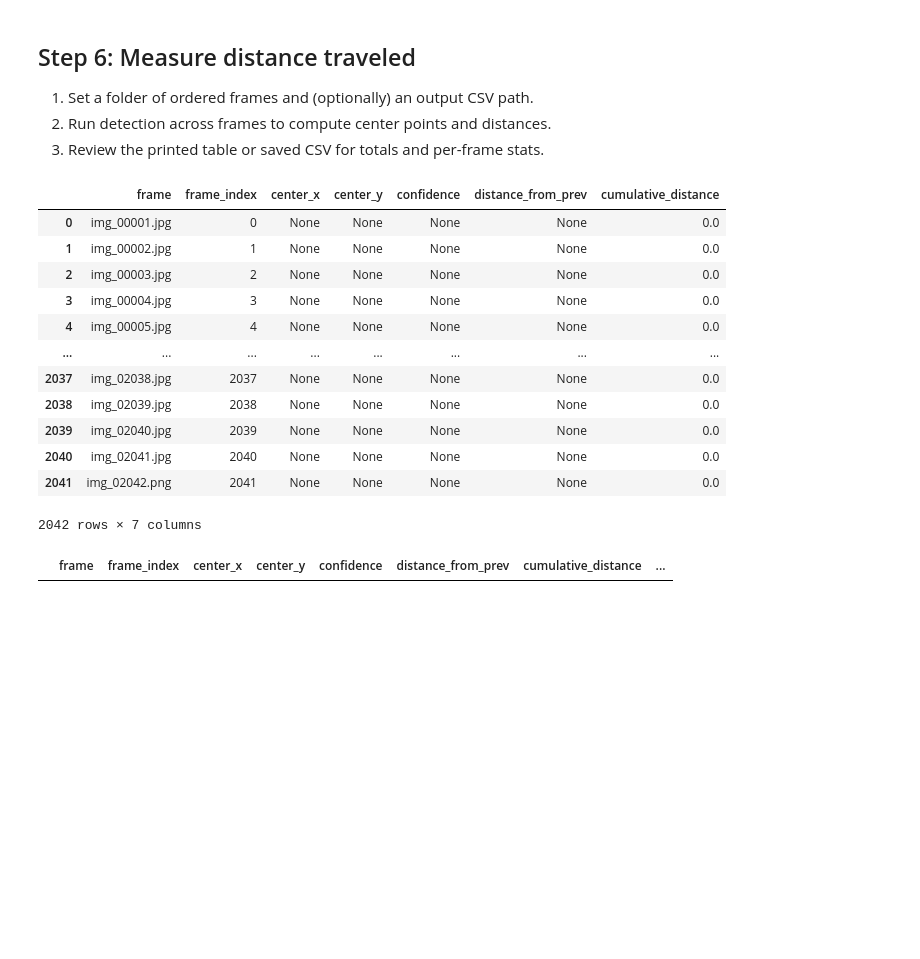
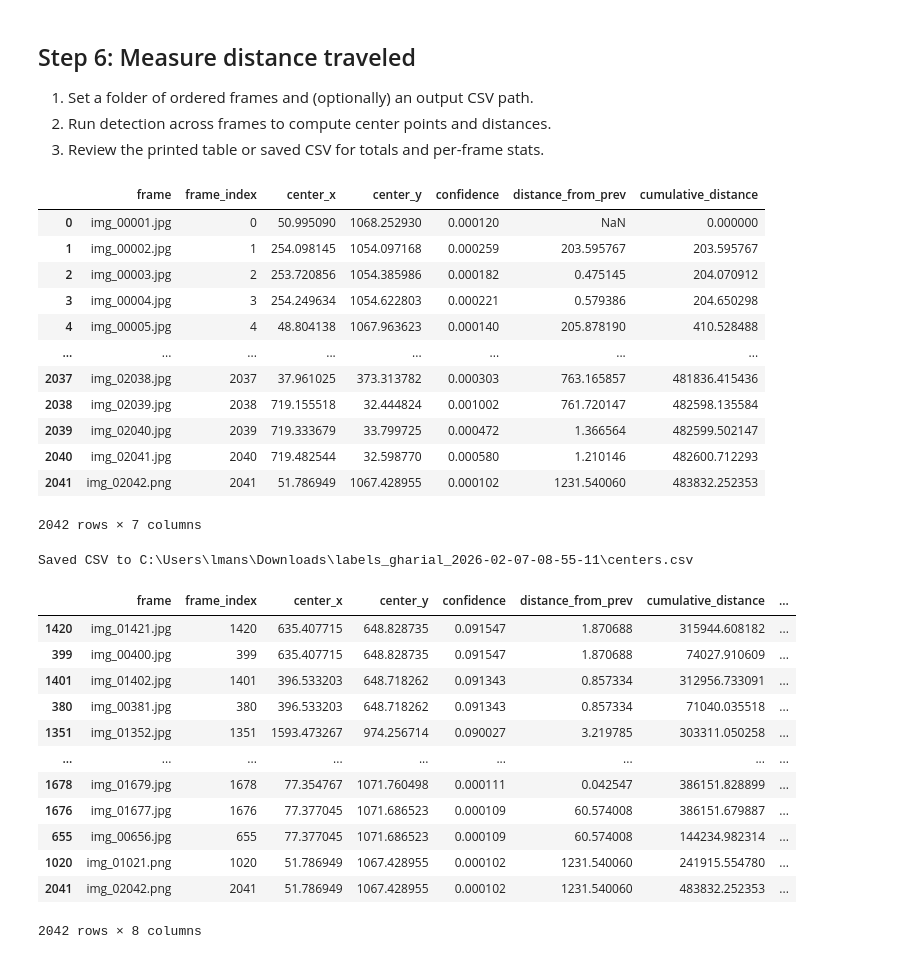
Before and after one commit to lmansf/Animal-Detector, a Jupyter notebook: detector_trainer.ipynb, the cells around one changed output. Drawn from its saved outputs; the diff is of its cells as text; code cells hidden in the pictures; blank space fills up the shorter version.

```diff
--- a/detector_trainer.ipynb
+++ b/detector_trainer.ipynb
@@ -260,7 +260,7 @@ Centers (x, y):
 frames_folder = Path("C:/Users/lmans/Downloads/labels_gharial_2026-02-07-08-55-11")
 output_csv = Path("C:/Users/lmans/Downloads/labels_gharial_2026-02-07-08-55-11/centers.csv")  # Set to None to skip saving
 target_class_id = 0
-conf_threshold = 0.25
+conf_threshold = 0.00
 pixels_per_unit = None  # Set to e.g. 10.0 if you want distance in real-world units
 
 # Ensure we have a model for inference
@@ -347,21 +347,34 @@ except Exception:
         print(f"Saved CSV to {output_csv}")
 # %% [output]
 |  | frame | frame_index | center_x | center_y | confidence | distance_from_prev | cumulative_distance |
-| 0 | img_00001.jpg | 0 | None | None | None | None | 0.0 |
-| 1 | img_00002.jpg | 1 | None | None | None | None | 0.0 |
-| 2 | img_00003.jpg | 2 | None | None | None | None | 0.0 |
-| 3 | img_00004.jpg | 3 | None | None | None | None | 0.0 |
-| 4 | img_00005.jpg | 4 | None | None | None | None | 0.0 |
+| 0 | img_00001.jpg | 0 | 50.995090 | 1068.252930 | 0.000120 | NaN | 0.000000 |
+| 1 | img_00002.jpg | 1 | 254.098145 | 1054.097168 | 0.000259 | 203.595767 | 203.595767 |
+| 2 | img_00003.jpg | 2 | 253.720856 | 1054.385986 | 0.000182 | 0.475145 | 204.070912 |
+| 3 | img_00004.jpg | 3 | 254.249634 | 1054.622803 | 0.000221 | 0.579386 | 204.650298 |
+| 4 | img_00005.jpg | 4 | 48.804138 | 1067.963623 | 0.000140 | 205.878190 | 410.528488 |
 | ... | ... | ... | ... | ... | ... | ... | ... |
-| 2037 | img_02038.jpg | 2037 | None | None | None | None | 0.0 |
-| 2038 | img_02039.jpg | 2038 | None | None | None | None | 0.0 |
-| 2039 | img_02040.jpg | 2039 | None | None | None | None | 0.0 |
-| 2040 | img_02041.jpg | 2040 | None | None | None | None | 0.0 |
-| 2041 | img_02042.png | 2041 | None | None | None | None | 0.0 |
+| 2037 | img_02038.jpg | 2037 | 37.961025 | 373.313782 | 0.000303 | 763.165857 | 481836.415436 |
+| 2038 | img_02039.jpg | 2038 | 719.155518 | 32.444824 | 0.001002 | 761.720147 | 482598.135584 |
+| 2039 | img_02040.jpg | 2039 | 719.333679 | 33.799725 | 0.000472 | 1.366564 | 482599.502147 |
+| 2040 | img_02041.jpg | 2040 | 719.482544 | 32.598770 | 0.000580 | 1.210146 | 482600.712293 |
+| 2041 | img_02042.png | 2041 | 51.786949 | 1067.428955 | 0.000102 | 1231.540060 | 483832.252353 |
 2042 rows × 7 columns
+Saved CSV to C:\Users\lmans\Downloads\labels_gharial_2026-02-07-08-55-11\centers.csv
 # %%
 df['pacing'] = df['distance_from_prev'].apply(lambda d: 1 if d is not None and d > 3 else 0)
 # %%
-df[df["center_x"].notnull()]
+df[df["center_x"].notnull()].sort_values("confidence", ascending=False)
 # %% [output]
 |  | frame | frame_index | center_x | center_y | confidence | distance_from_prev | cumulative_distance | ... |
+| 1420 | img_01421.jpg | 1420 | 635.407715 | 648.828735 | 0.091547 | 1.870688 | 315944.608182 | ... |
+| 399 | img_00400.jpg | 399 | 635.407715 | 648.828735 | 0.091547 | 1.870688 | 74027.910609 | ... |
+| 1401 | img_01402.jpg | 1401 | 396.533203 | 648.718262 | 0.091343 | 0.857334 | 312956.733091 | ... |
+| 380 | img_00381.jpg | 380 | 396.533203 | 648.718262 | 0.091343 | 0.857334 | 71040.035518 | ... |
+| 1351 | img_01352.jpg | 1351 | 1593.473267 | 974.256714 | 0.090027 | 3.219785 | 303311.050258 | ... |
+| ... | ... | ... | ... | ... | ... | ... | ... | ... |
+| 1678 | img_01679.jpg | 1678 | 77.354767 | 1071.760498 | 0.000111 | 0.042547 | 386151.828899 | ... |
+| 1676 | img_01677.jpg | 1676 | 77.377045 | 1071.686523 | 0.000109 | 60.574008 | 386151.679887 | ... |
+| 655 | img_00656.jpg | 655 | 77.377045 | 1071.686523 | 0.000109 | 60.574008 | 144234.982314 | ... |
+| 1020 | img_01021.png | 1020 | 51.786949 | 1067.428955 | 0.000102 | 1231.540060 | 241915.554780 | ... |
+| 2041 | img_02042.png | 2041 | 51.786949 | 1067.428955 | 0.000102 | 1231.540060 | 483832.252353 | ... |
+2042 rows × 8 columns
```
Also changed, not shown: 2 other files.
